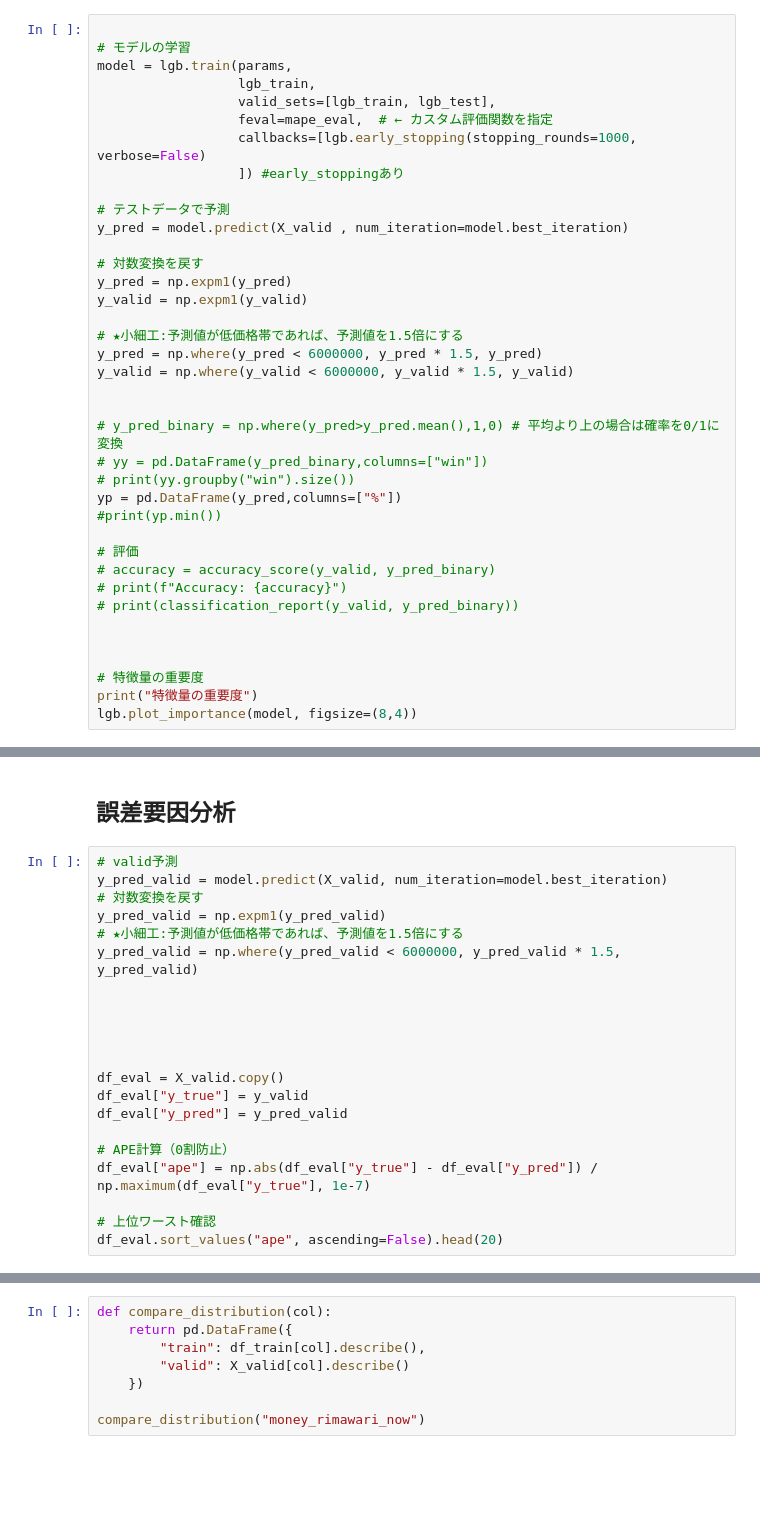
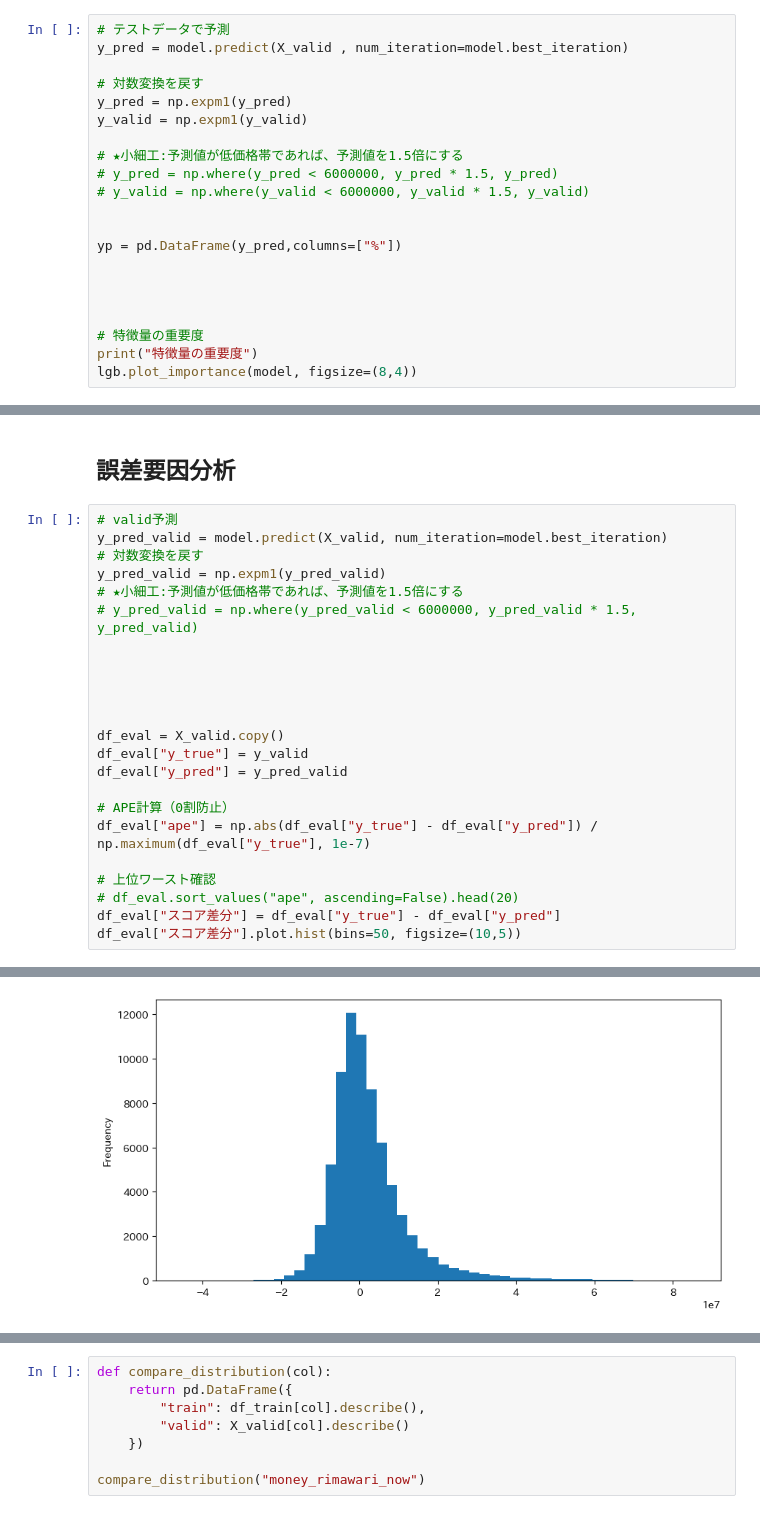
Before and after one commit to keiseki-eng/My_Python_project, a Jupyter notebook: 10.Notebook/不動産予測.ipynb, the cells around one changed output, grey strips where cells are left out. Drawn from its saved outputs; the diff is of its cells as text; blank space fills up the shorter version.

```diff
--- a/10.Notebook/不動産予測.ipynb
+++ b/10.Notebook/不動産予測.ipynb
@@ -364,13 +282,4 @@ lgb_test = lgb.Dataset(
 # %%
-
-# モデルの学習
-model = lgb.train(params,
-                  lgb_train,
-                  valid_sets=[lgb_train, lgb_test],
-                  feval=mape_eval,  # ← カスタム評価関数を指定
-                  callbacks=[lgb.early_stopping(stopping_rounds=1000, verbose=False)
-                  ]) #early_stoppingあり
-
 # テストデータで予測
 y_pred = model.predict(X_valid , num_iteration=model.best_iteration)
 
@@ -379,20 +288,12 @@ y_pred = np.expm1(y_pred)
 y_valid = np.expm1(y_valid)
 
 # ★小細工:予測値が低価格帯であれば、予測値を1.5倍にする
-y_pred = np.where(y_pred < 6000000, y_pred * 1.5, y_pred)
-y_valid = np.where(y_valid < 6000000, y_valid * 1.5, y_valid)
+# y_pred = np.where(y_pred < 6000000, y_pred * 1.5, y_pred)
+# y_valid = np.where(y_valid < 6000000, y_valid * 1.5, y_valid)
 
 
-# y_pred_binary = np.where(y_pred>y_pred.mean(),1,0) # 平均より上の場合は確率を0/1に変換
-# yy = pd.DataFrame(y_pred_binary,columns=["win"])
-# print(yy.groupby("win").size())
 yp = pd.DataFrame(y_pred,columns=["%"])
-#print(yp.min())
 
-# 評価
-# accuracy = accuracy_score(y_valid, y_pred_binary)
-# print(f"Accuracy: {accuracy}")
-# print(classification_report(y_valid, y_pred_binary))
 
 
 
@@ -554,7 +427,7 @@ y_pred_valid = model.predict(X_valid, num_iteration=model.best_iteration)
 # 対数変換を戻す
 y_pred_valid = np.expm1(y_pred_valid)
 # ★小細工:予測値が低価格帯であれば、予測値を1.5倍にする
-y_pred_valid = np.where(y_pred_valid < 6000000, y_pred_valid * 1.5, y_pred_valid)
+# y_pred_valid = np.where(y_pred_valid < 6000000, y_pred_valid * 1.5, y_pred_valid)
 
 
 
@@ -568,5 +441,7 @@ df_eval["y_pred"] = y_pred_valid
 df_eval["ape"] = np.abs(df_eval["y_true"] - df_eval["y_pred"]) / np.maximum(df_eval["y_true"], 1e-7)
 
 # 上位ワースト確認
-df_eval.sort_values("ape", ascending=False).head(20)
+# df_eval.sort_values("ape", ascending=False).head(20)
+df_eval["スコア差分"] = df_eval["y_true"] - df_eval["y_pred"]
+df_eval["スコア差分"].plot.hist(bins=50, figsize=(10,5))
 # %% [output]
@@ -591,3 +449,4 @@ df_eval.sort_values("ape", ascending=False).head(20)
+[figure, added]
 # %%
 # 価格帯ビン作成
 df_eval["price_bin"] = pd.qcut(df_eval["y_true"], q=5)
```
Also changed, not shown: parts of 46 cells of this notebook, 3 other files.
